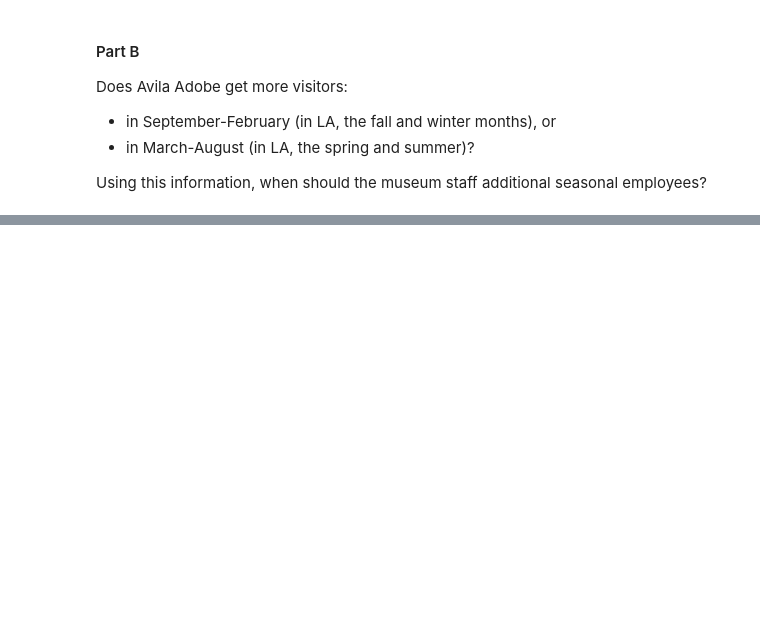
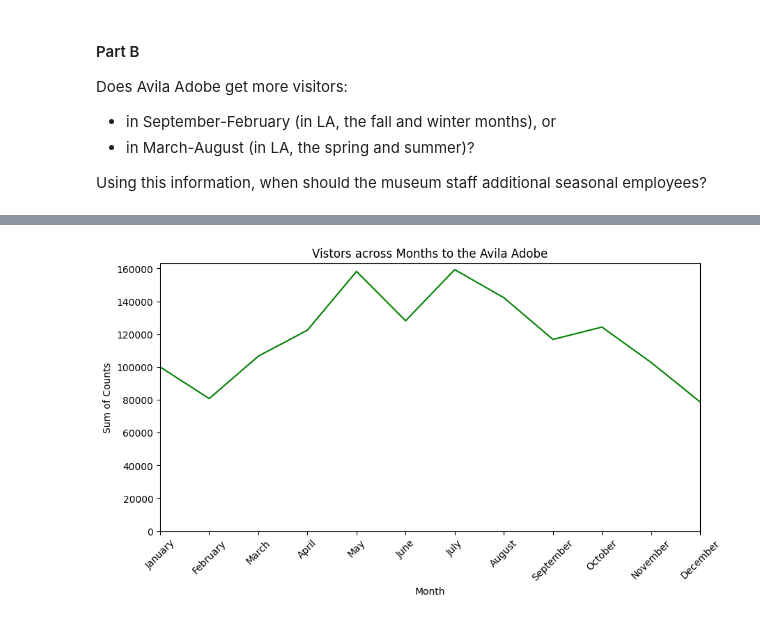
Before and after one commit to sondosaabed/Data-Analyst-Nanodegree, a Jupyter notebook: case-studies/museum-vistors/exercise_line_charts.ipynb, the cells around one changed output, grey strips where cells are left out. Cells and saved outputs as stored; diff of their text form; code cells hidden in the pictures; blank space fills up the shorter version.

```diff
--- a/case-studies/museum-vistors/exercise_line_charts.ipynb
+++ b/case-studies/museum-vistors/exercise_line_charts.ipynb
@@ -223,3 +234,6 @@ Does Avila Adobe get more visitors:
 - in March-August (in LA, the spring and summer)?
 
 Using this information, when should the museum staff additional seasonal employees?
+# %%
+museum_data['Month'] = museum_data['Date'].dt.month
+museum_data.sample(5)
@@ -225,0 +247,19 @@ Using this information, when should the museum staff additional seasonal employe
+# %%
+grouped_by_month = museum_data.groupby('Month')[['Avila Adobe', 'Firehouse Museum', 'Chinese American Museum',
+       'America Tropical Interpretive Center']].sum()
+# %%
+# Line plot showing the number of visitors to Avila Adobe over time
+plt.figure(figsize=(10,5))
+
+sns.lineplot(grouped_by_month['Avila Adobe'], color='green')
+
+plt.xticks(rotation=45, ticks=range(1, 13),
+           labels=['January', 'February', 'March', 'April', 'May', 'June', 'July', 'August', 'September', 'October', 'November', 'December'])
+plt.xlim(1,12)
+plt.ylim(0)
+
+plt.title('Vistors across Months to the Avila Adobe')
+plt.ylabel('Sum of Counts')
+plt.xlabel('Month');
+# %% [output]
+[figure, added]
```
Also changed, not shown: parts of 4 cells of this notebook.
